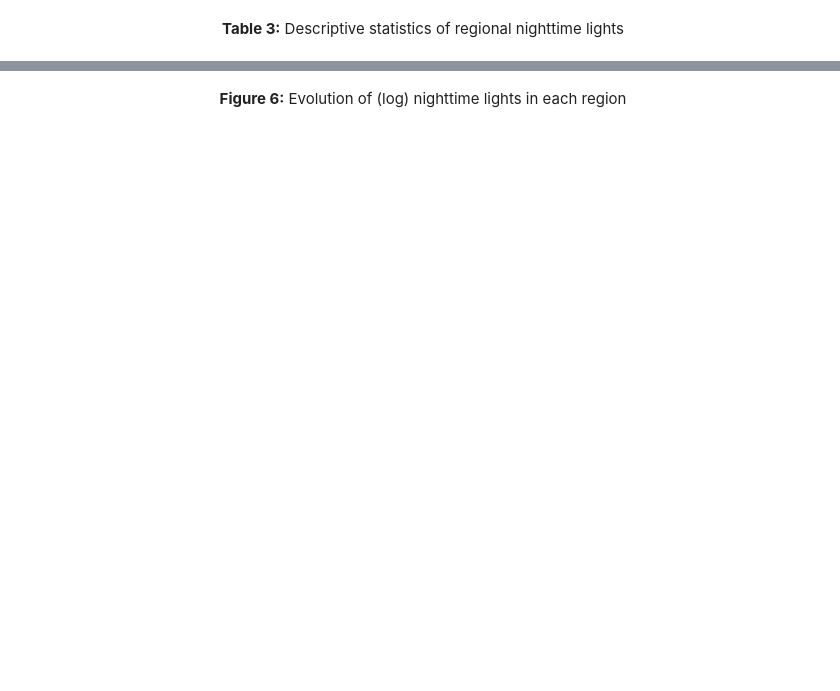
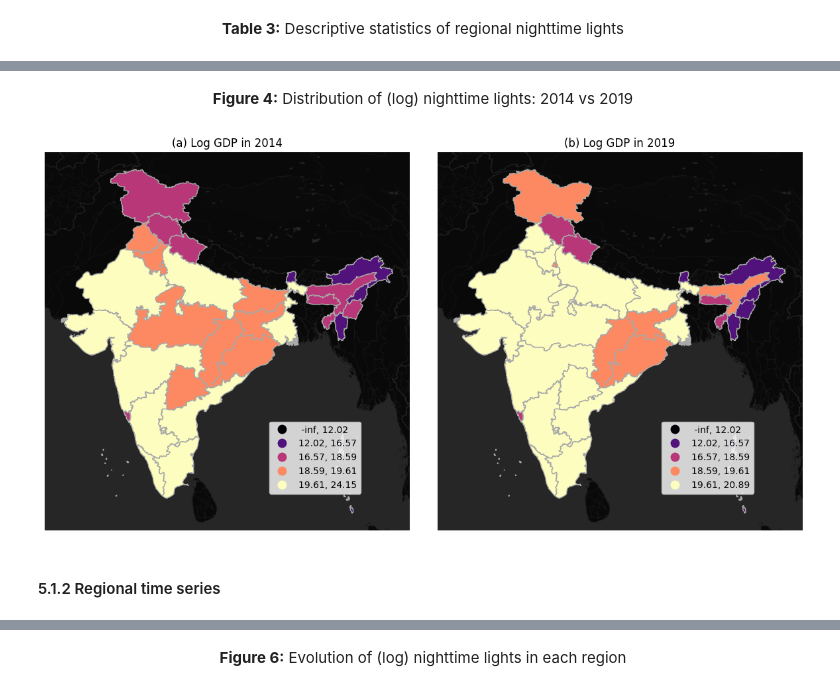
Before and after one commit to quarcs-lab/project2022p, a Jupyter notebook: project2022p_notebook.ipynb, the cells around one changed output, grey strips where cells are left out. Saved outputs shown, nothing was run; the diff lists cells and outputs as text; code cells hidden in the pictures; blank space fills up the shorter version.

```diff
--- a/project2022p_notebook.ipynb
+++ b/project2022p_notebook.ipynb
@@ -729,0 +844,53 @@ fig_ts_lnNTL.show(renderer="colab")
+# %% [markdown]
+<center><b>Figure 4:</b> Distribution of (log) nighttime lights: 2014 vs 2019</center>
+# %%
+#@title CODE: Plot static map of (log) GDP for the initial and final year
+
+fig, axes = plt.subplots(nrows=1, ncols=2, figsize=(12, 8))
+
+# plot for the start year is added.
+gdf_lnGDP.plot(
+    column=str(START_YEAR),
+    scheme="BoxPlot",
+    cmap="magma",
+    edgecolor="darkgrey",
+    legend=True,
+    ax=axes[0],
+    legend_kwds={"bbox_to_anchor": (0.88, 0.30)},
+)
+cx.add_basemap(
+    ax=axes[0],
+    crs=gdf_lnGDP.crs.to_string(),
+    source=cx.providers.CartoDB.DarkMatterNoLabels,
+    attribution=False,
+)
+
+# plot for the end year is added.
+gdf_lnGDP.plot(
+    column=str(END_YEAR),
+    scheme="user_defined",
+    classification_kwds={"bins": [12.02, 16.57, 18.59, 19.61]},
+    cmap="magma",
+    edgecolor="darkgrey",
+    legend=True,
+    ax=axes[1],
+    legend_kwds={"bbox_to_anchor": (0.88, 0.30)},
+)
+cx.add_basemap(
+    ax=axes[1],
+    crs=gdf_lnGDP.crs.to_string(),
+    source=cx.providers.CartoDB.DarkMatterNoLabels,
+    attribution=False,
+)
+
+plt.tight_layout()
+axes[0].axis("off")
+axes[1].axis("off")
+axes[0].set_title("(a) Log GDP in " + str(START_YEAR))
+axes[1].set_title("(b) Log GDP in " + str(END_YEAR))
+plt.savefig("figures/fig_map_lnGDP.png", dpi=300, bbox_inches="tight")
+plt.show()
+# %% [output]
+[figure, added]
+# %% [markdown]
+#### 5.1.2 Regional time series
```
Also changed, not shown: parts of 177 cells of this notebook.
